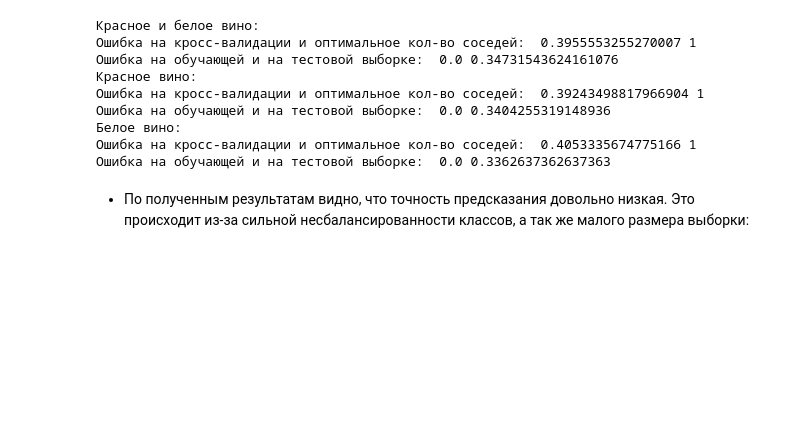
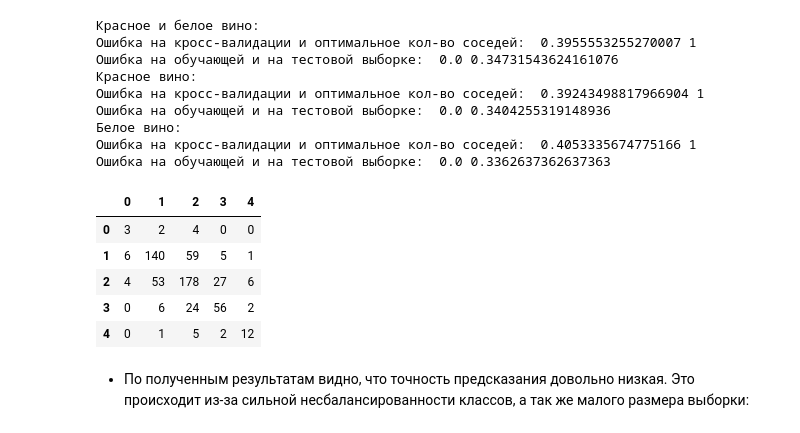
Before and after one commit to Artyom91150/MachineLearning, a Jupyter notebook: HW_1 (Дополнено).ipynb, the cells around one changed output. Saved outputs shown, nothing was run; the diff lists cells and outputs as text; code cells hidden in the pictures; blank space fills up the shorter version.

```diff
--- a/HW_1 (Дополнено).ipynb
+++ b/HW_1 (Дополнено).ipynb
@@ -429,6 +459,20 @@ print('Ошибка на обучающей и на тестовой выбор
 Белое вино:
 Ошибка на кросс-валидации и оптимальное кол-во соседей:  0.4053335674775166 1
 Ошибка на обучающей и на тестовой выборке:  0.0 0.3362637362637363
+# %%
+from sklearn.metrics import confusion_matrix
+
+X_train = X_train_RW; y_train = y_train_RW; X_test = X_test_RW; y_test = y_test_RW
+knn = KNeighborsClassifier(n_neighbors = best_n_neighbors).fit(X_train, y_train)
+
+pd.DataFrame(confusion_matrix(y_test, knn.predict(X_test)))
+# %% [output]
+|  | 0 | 1 | 2 | 3 | 4 |
+| 0 | 3 | 2 | 4 | 0 | 0 |
+| 1 | 6 | 140 | 59 | 5 | 1 |
+| 2 | 4 | 53 | 178 | 27 | 6 |
+| 3 | 0 | 6 | 24 | 56 | 2 |
+| 4 | 0 | 1 | 5 | 2 | 12 |
 # %% [markdown]
 - По полученным результатам видно, что точность предсказания довольно низкая. Это происходит из-за сильной несбалансированности классов, а так же малого размера выборки:
 # %%
```
Also changed, not shown: parts of 6 cells of this notebook.
